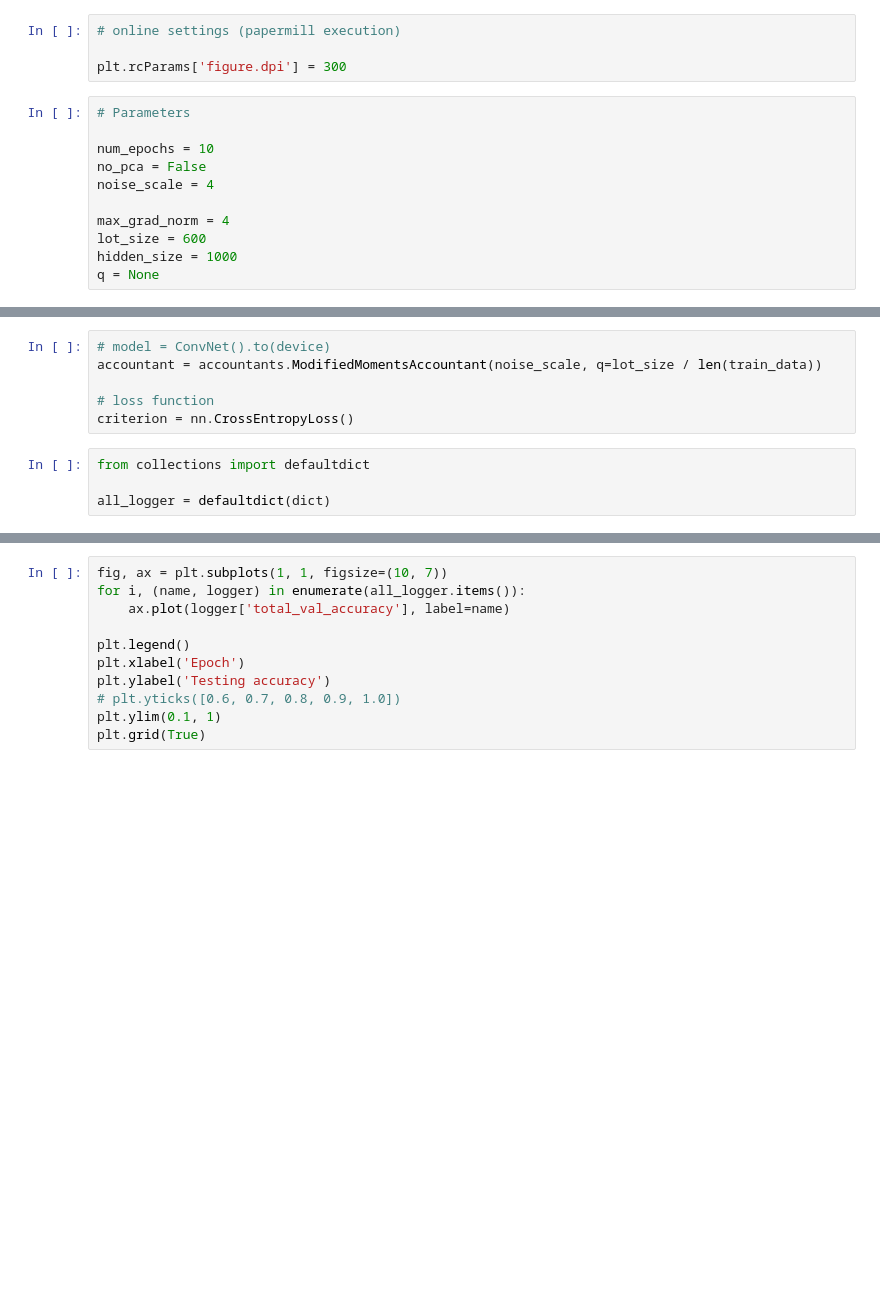
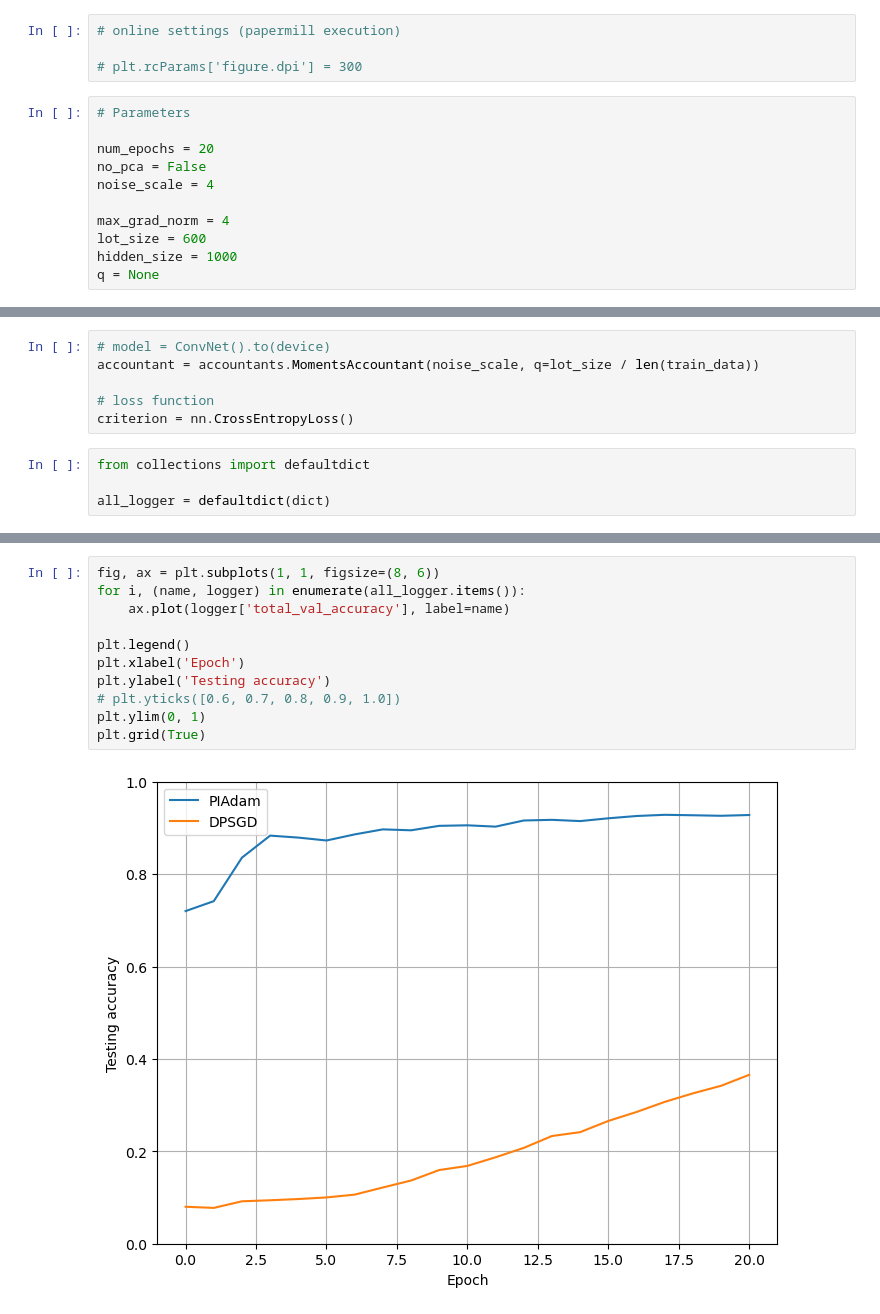
Before and after one commit to aakashks/dp-optimizers, a Jupyter notebook: notebooks/test_mnist.ipynb, the cells around one changed output, grey strips where cells are left out. Saved outputs shown, nothing was run; the diff lists cells and outputs as text; blank space fills up the shorter version.

```diff
--- a/notebooks/test_mnist.ipynb
+++ b/notebooks/test_mnist.ipynb
@@ -16,11 +18,11 @@ sys.path.append(parent)
 # %%
 # online settings (papermill execution)
 
-plt.rcParams['figure.dpi'] = 300
+# plt.rcParams['figure.dpi'] = 300
 # %%
 # Parameters
 
-num_epochs = 10
+num_epochs = 20
 no_pca = False
 noise_scale = 4
 
@@ -77,7 +81,7 @@ test_loader = torch.utils.data.DataLoader(
     test_data, batch_size=lot_size, shuffle=False)
 # %%
 # model = ConvNet().to(device)
-accountant = accountants.ModifiedMomentsAccountant(noise_scale, q=lot_size / len(train_data))
+accountant = accountants.MomentsAccountant(noise_scale, q=lot_size / len(train_data))
 
 # loss function
 criterion = nn.CrossEntropyLoss()
@@ -134,11 +146,13 @@ plt.show()
 # %%
-fig, ax = plt.subplots(1, 1, figsize=(10, 7))
+fig, ax = plt.subplots(1, 1, figsize=(8, 6))
 for i, (name, logger) in enumerate(all_logger.items()):
     ax.plot(logger['total_val_accuracy'], label=name)
 
 plt.legend()
 plt.xlabel('Epoch')
 plt.ylabel('Testing accuracy')
 # plt.yticks([0.6, 0.7, 0.8, 0.9, 1.0])
-plt.ylim(0.1, 1)
+plt.ylim(0, 1)
 plt.grid(True)
+# %% [output]
+[figure, added]
```
Also changed, not shown: parts of 9 cells of this notebook.
